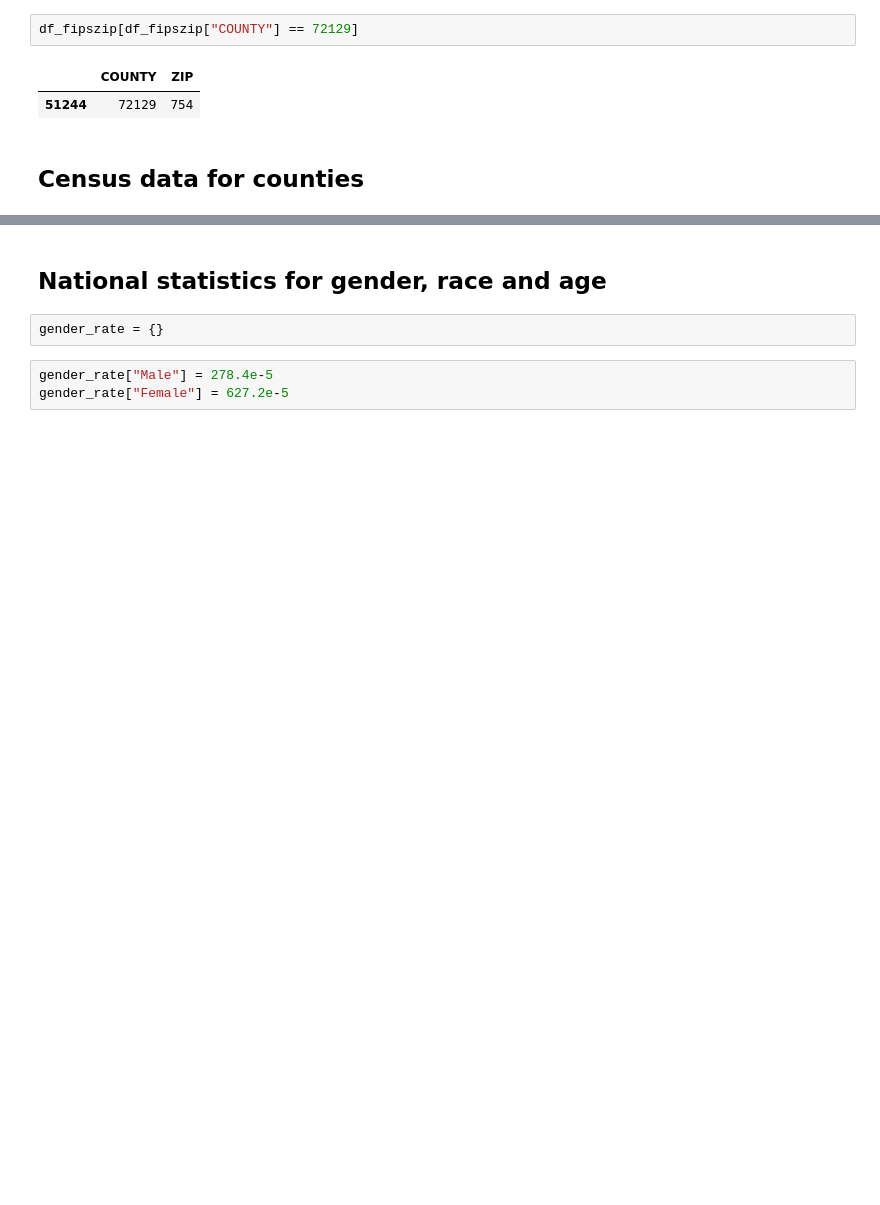
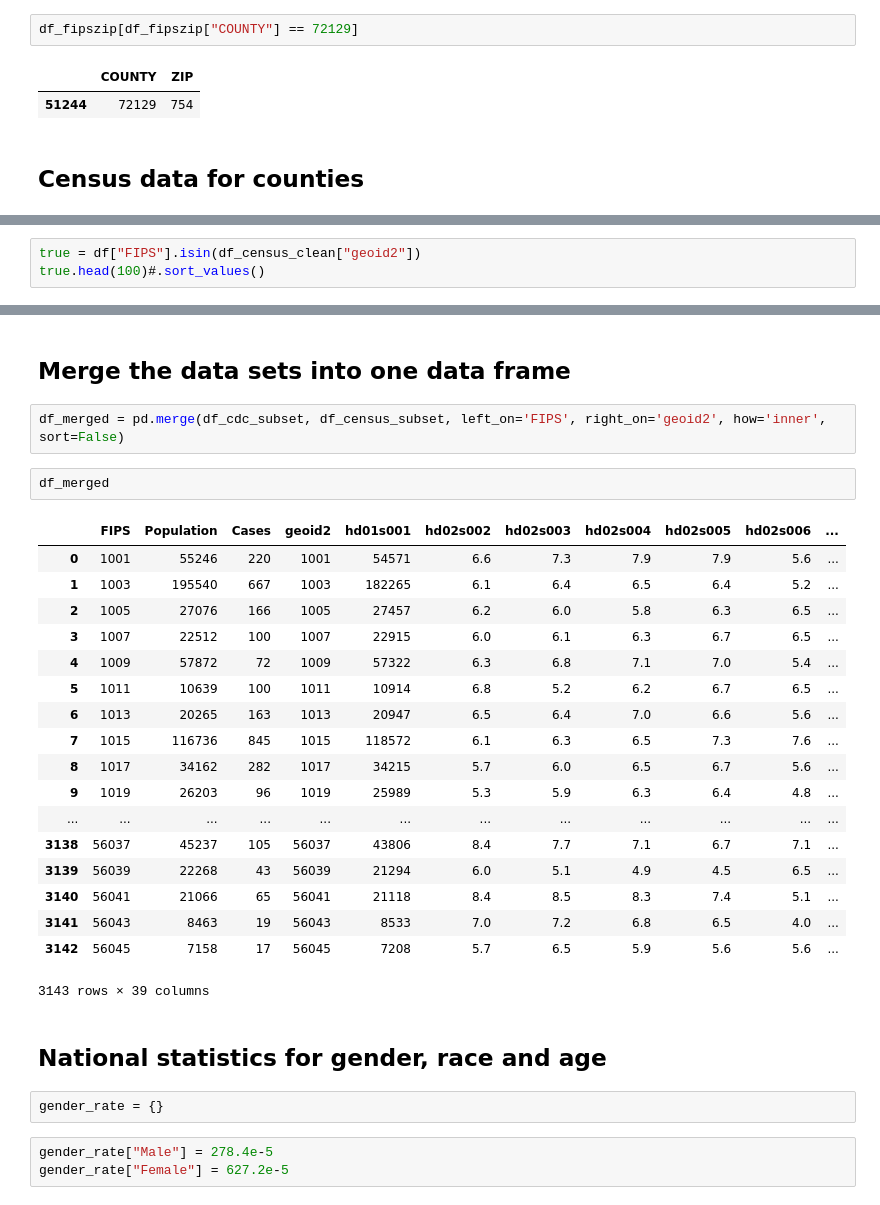
Before and after one commit to ahwkuepper/stdme, a Jupyter notebook: code/CDC_data_exploration_and_cleaning_Chlamydia.ipynb, the cells around one changed output, grey strips where cells are left out. Cells and saved outputs as stored; diff of their text form; blank space fills up the shorter version.

```diff
--- a/code/CDC_data_exploration_and_cleaning_Chlamydia.ipynb
+++ b/code/CDC_data_exploration_and_cleaning_Chlamydia.ipynb
@@ -396,0 +474,3 @@ df_census.convert_objects(convert_numeric=True)
+# %%
+true = df["FIPS"].isin(df_census_clean["geoid2"])
+true.head(100)#.sort_values()
@@ -397,3 +602,28 @@ df_census.convert_objects(convert_numeric=True)
+# %% [markdown]
+## Merge the data sets into one data frame
+# %%
+df_merged = pd.merge(df_cdc_subset, df_census_subset, left_on='FIPS', right_on='geoid2', how='inner', sort=False)
+# %%
+df_merged
+# %% [output]
+|  | FIPS | Population | Cases | geoid2 | hd01s001 | hd02s002 | hd02s003 | hd02s004 | hd02s005 | hd02s006 | ... |
+| 0 | 1001 | 55246 | 220 | 1001 | 54571 | 6.6 | 7.3 | 7.9 | 7.9 | 5.6 | ... |
+| 1 | 1003 | 195540 | 667 | 1003 | 182265 | 6.1 | 6.4 | 6.5 | 6.4 | 5.2 | ... |
+| 2 | 1005 | 27076 | 166 | 1005 | 27457 | 6.2 | 6.0 | 5.8 | 6.3 | 6.5 | ... |
+| 3 | 1007 | 22512 | 100 | 1007 | 22915 | 6.0 | 6.1 | 6.3 | 6.7 | 6.5 | ... |
+| 4 | 1009 | 57872 | 72 | 1009 | 57322 | 6.3 | 6.8 | 7.1 | 7.0 | 5.4 | ... |
+| 5 | 1011 | 10639 | 100 | 1011 | 10914 | 6.8 | 5.2 | 6.2 | 6.7 | 6.5 | ... |
+| 6 | 1013 | 20265 | 163 | 1013 | 20947 | 6.5 | 6.4 | 7.0 | 6.6 | 5.6 | ... |
+| 7 | 1015 | 116736 | 845 | 1015 | 118572 | 6.1 | 6.3 | 6.5 | 7.3 | 7.6 | ... |
+| 8 | 1017 | 34162 | 282 | 1017 | 34215 | 5.7 | 6.0 | 6.5 | 6.7 | 5.6 | ... |
+| 9 | 1019 | 26203 | 96 | 1019 | 25989 | 5.3 | 5.9 | 6.3 | 6.4 | 4.8 | ... |
+| ... | ... | ... | ... | ... | ... | ... | ... | ... | ... | ... | ... |
+| 3138 | 56037 | 45237 | 105 | 56037 | 43806 | 8.4 | 7.7 | 7.1 | 6.7 | 7.1 | ... |
+| 3139 | 56039 | 22268 | 43 | 56039 | 21294 | 6.0 | 5.1 | 4.9 | 4.5 | 6.5 | ... |
+| 3140 | 56041 | 21066 | 65 | 56041 | 21118 | 8.4 | 8.5 | 8.3 | 7.4 | 5.1 | ... |
+| 3141 | 56043 | 8463 | 19 | 56043 | 8533 | 7.0 | 7.2 | 6.8 | 6.5 | 4.0 | ... |
+| 3142 | 56045 | 7158 | 17 | 56045 | 7208 | 5.7 | 6.5 | 5.9 | 5.6 | 5.6 | ... |
+3143 rows × 39 columns
 # %% [markdown]
 ## National statistics for gender, race and age
 # %%
```
Also changed, not shown: parts of 19 cells of this notebook, 1 other file.
